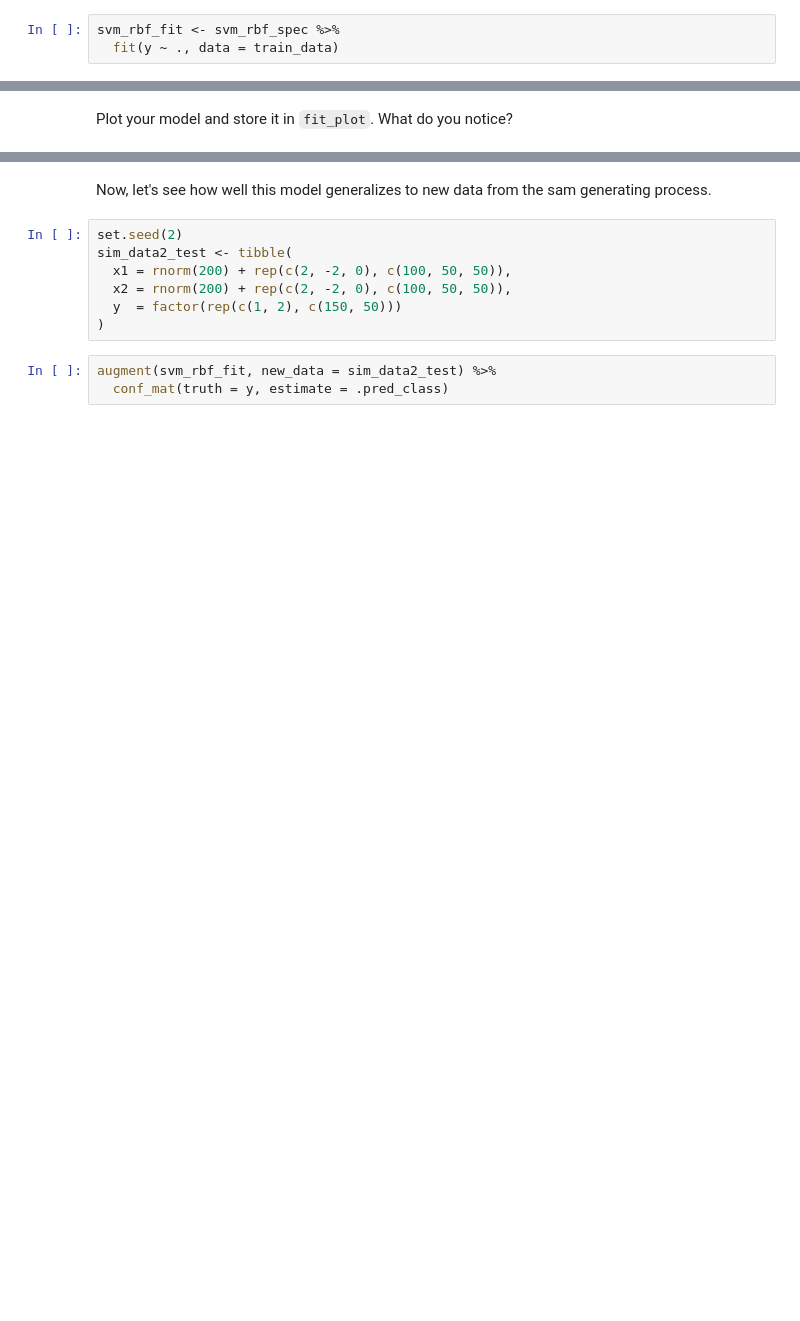
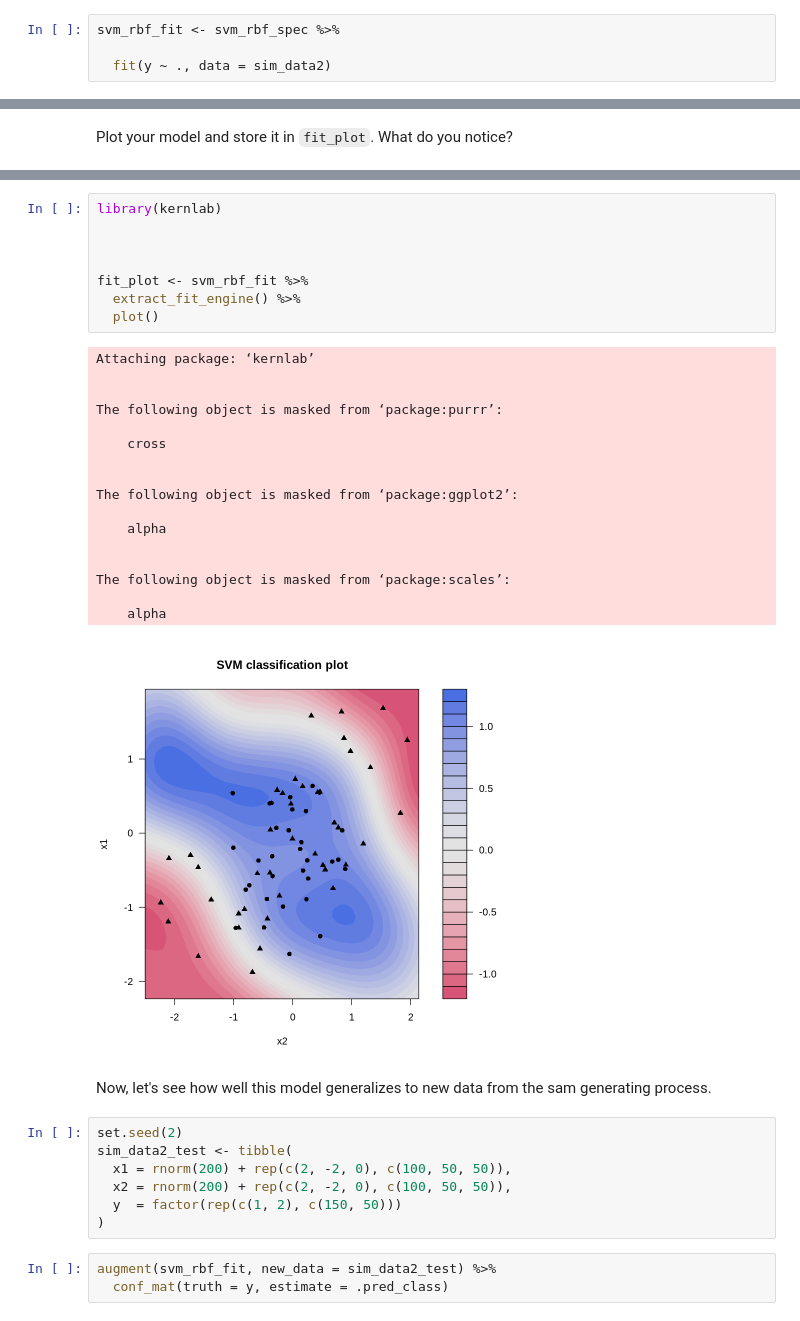
Before and after one commit to dennislamcv1/UniofColStatsLearning, a Jupyter notebook: Trees, SVM and Unsupervised Learning/Support Vector Machines Programming Assignment.ipynb, the cells around one changed output, grey strips where cells are left out. Cells and saved outputs as stored; diff of their text form; blank space fills up the shorter version.

```diff
--- a/Trees, SVM and Unsupervised Learning/Support Vector Machines Programming Assignment.ipynb
+++ b/Trees, SVM and Unsupervised Learning/Support Vector Machines Programming Assignment.ipynb
@@ -54,4 +77,5 @@ svm_rbf_spec <- svm_rbf(mode = "classification") %>%
 Now fit your model using `fit()` and store it in `svm_rbf_fit`.
 # %%
 svm_rbf_fit <- svm_rbf_spec %>%
-  fit(y ~ ., data = train_data)
+
+  fit(y ~ ., data = sim_data2)
@@ -131,3 +102,29 @@ The following object is masked from ‘package:scales’:
+# %%
+library(kernlab)
+
+
+
+fit_plot <- svm_rbf_fit %>%
+  extract_fit_engine() %>%
+  plot()
+# %% [output]
+Attaching package: ‘kernlab’
+
+
+The following object is masked from ‘package:purrr’:
+
+    cross
+
+
+The following object is masked from ‘package:ggplot2’:
+
+    alpha
+
+
+The following object is masked from ‘package:scales’:
+
+    alpha
+[figure, added]
 # %% [markdown]
 Now, let's see how well this model generalizes to new data from the sam generating process.
 # %%
```
Also changed, not shown: parts of 9 cells of this notebook.
